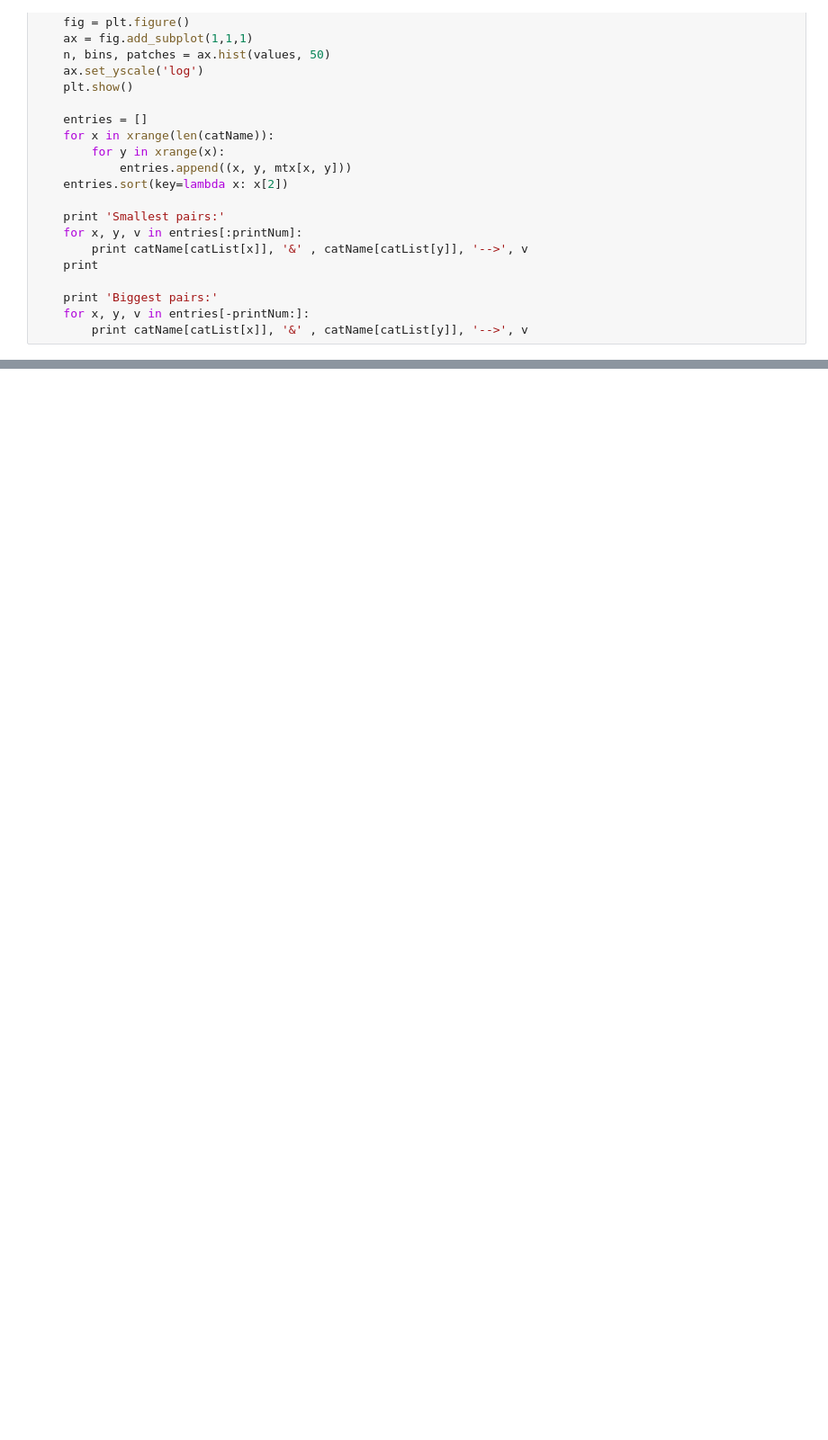
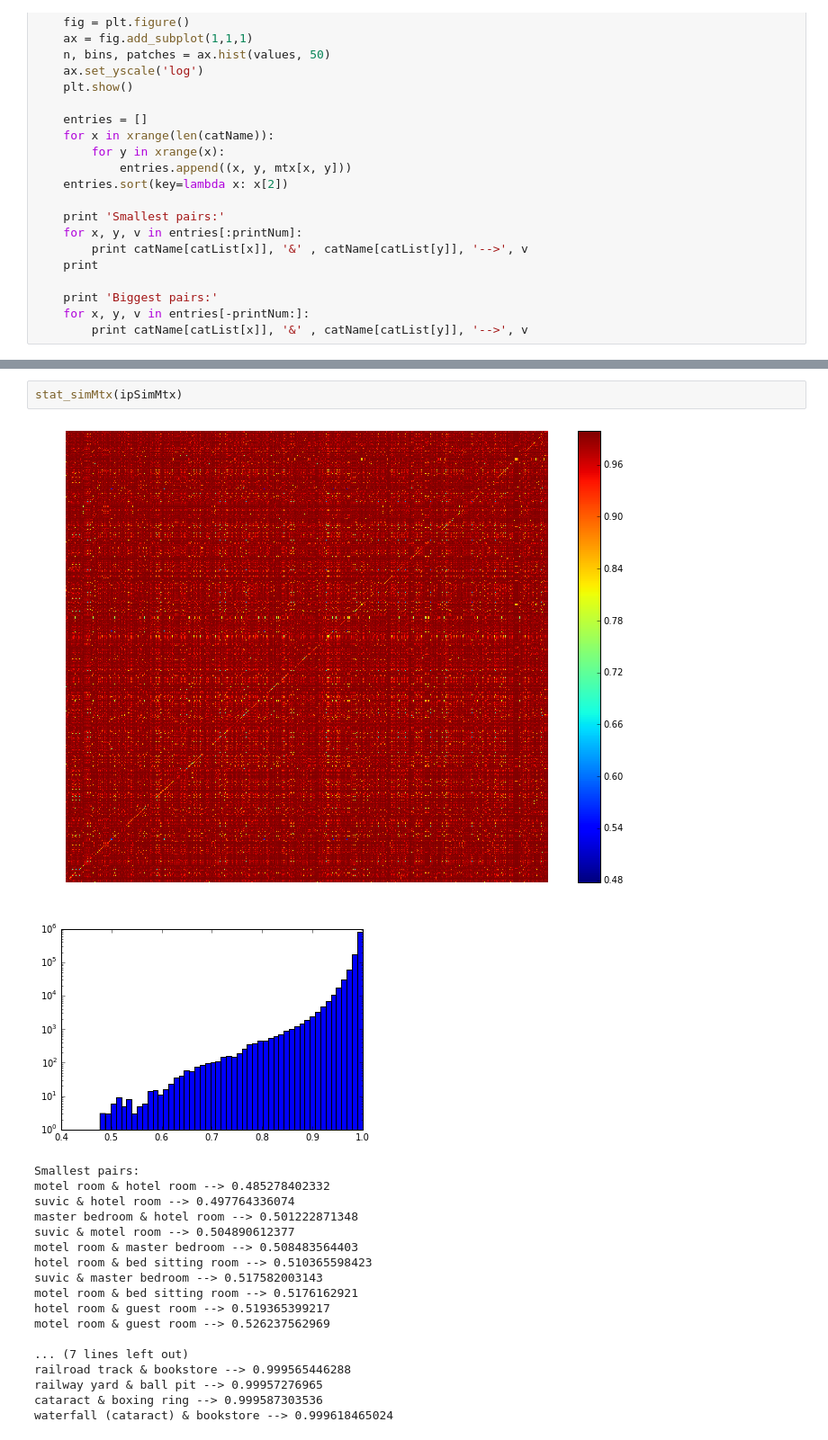
Before and after one commit to Y-W/CategoryTaxonomy, a Jupyter notebook: desc_sim.ipynb, the cells around one changed output, grey strips where cells are left out. Shown at 90% size. Cells and saved outputs as stored; diff of their text form; blank space fills up the shorter version.

```diff
--- a/desc_sim.ipynb
+++ b/desc_sim.ipynb
@@ -196,0 +308,22 @@ wave & stadium --> 0.653589039889
+# %%
+stat_simMtx(ipSimMtx)
+# %% [output]
+[figure, added]
+[figure, added]
+Smallest pairs:
+motel room & hotel room --> 0.485278402332
+suvic & hotel room --> 0.497764336074
+master bedroom & hotel room --> 0.501222871348
+suvic & motel room --> 0.504890612377
+motel room & master bedroom --> 0.508483564403
+hotel room & bed sitting room --> 0.510365598423
+suvic & master bedroom --> 0.517582003143
+motel room & bed sitting room --> 0.5176162921
+hotel room & guest room --> 0.519365399217
+motel room & guest room --> 0.526237562969
+
+... (7 lines left out)
+railroad track & bookstore --> 0.999565446288
+railway yard & ball pit --> 0.99957276965
+cataract & boxing ring --> 0.999587303536
+waterfall (cataract) & bookstore --> 0.999618465024
```
Also changed, not shown: parts of 13 cells of this notebook.
